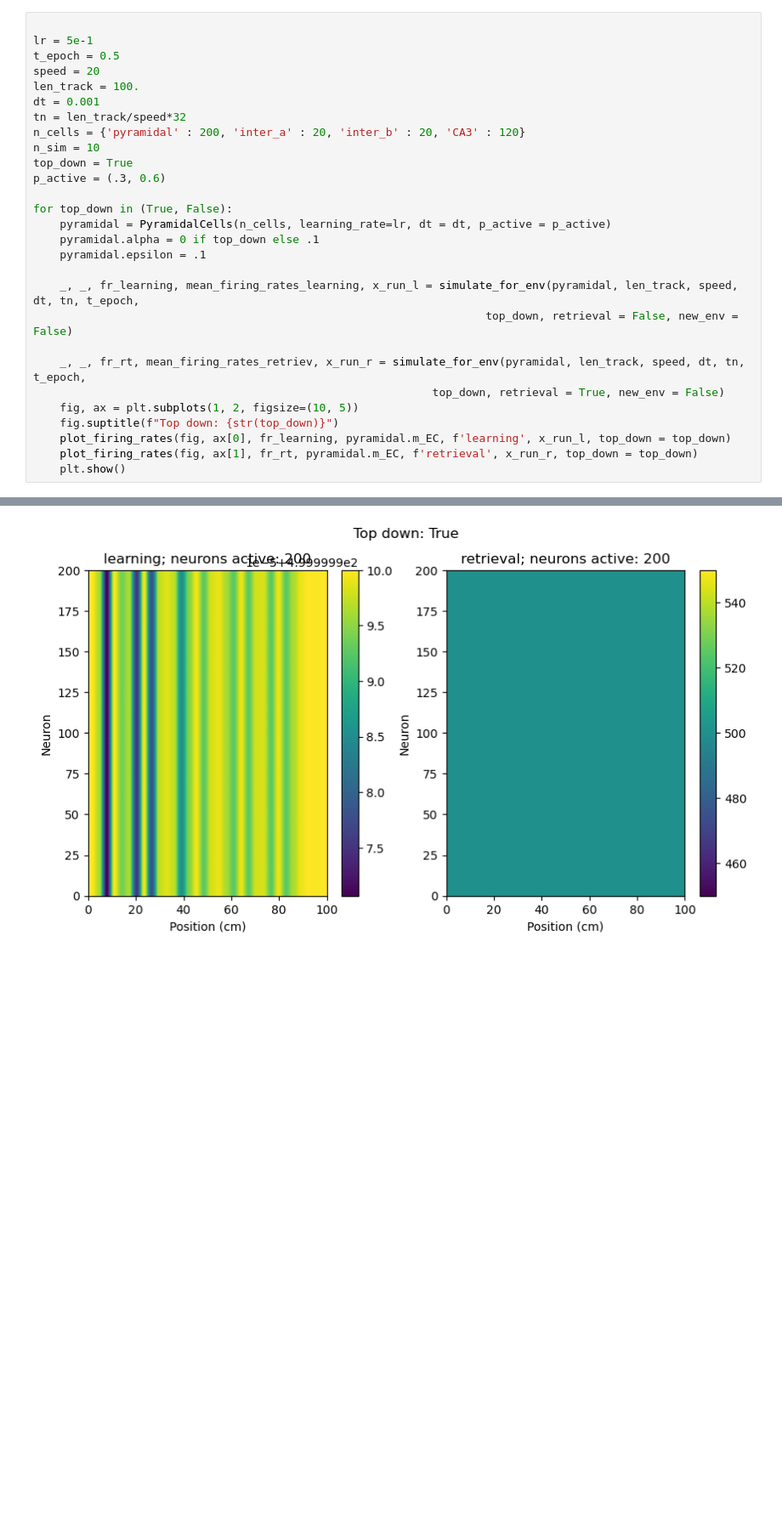
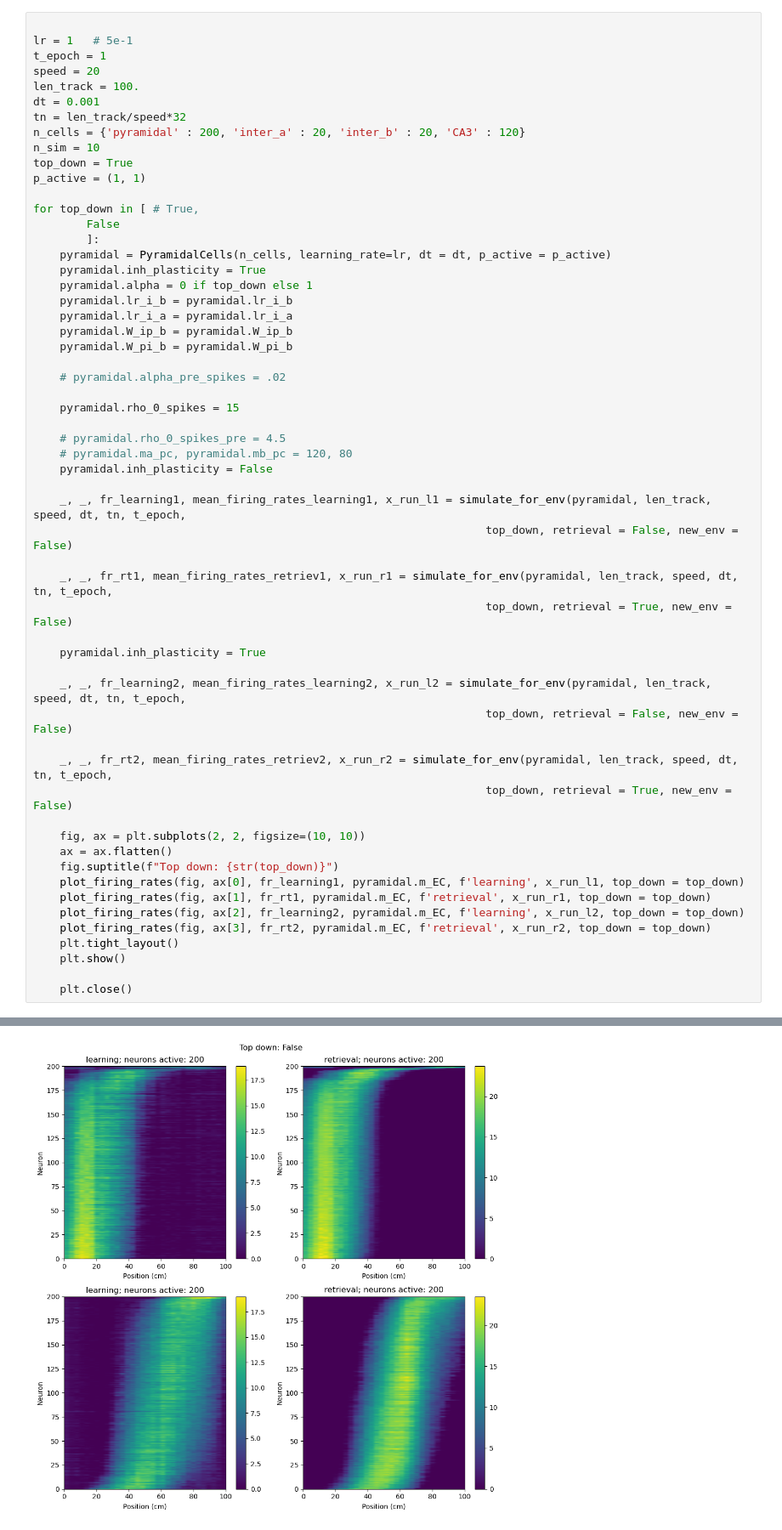
Before and after one commit to febilibix/bursts_CA1, a Jupyter notebook: lean_envs2.ipynb, the cells around one changed output, grey strips where cells are left out. Shown at 85% size. Cells and saved outputs as stored; diff of their text form; blank space fills up the shorter version.

```diff
--- a/lean_envs2.ipynb
+++ b/lean_envs2.ipynb
@@ -101,7 +129,7 @@ def simulate_for_env(pyramidal, len_track, speed, dt, tn, t_epoch, top_down, ret
 # %%
 
-lr = 5e-1
-t_epoch = 0.5
+lr = 1   # 5e-1
+t_epoch = 1
 speed = 20
 len_track = 100.
 dt = 0.001
@@ -109,21 +137,50 @@ tn = len_track/speed*32
 n_cells = {'pyramidal' : 200, 'inter_a' : 20, 'inter_b' : 20, 'CA3' : 120}
 n_sim = 10
 top_down = True
-p_active = (.3, 0.6)
+p_active = (1, 1)
 
-for top_down in (True, False):
+for top_down in [ # True,
+        False
+        ]:
     pyramidal = PyramidalCells(n_cells, learning_rate=lr, dt = dt, p_active = p_active)
-    pyramidal.alpha = 0 if top_down else .1
-    pyramidal.epsilon = .1
+    pyramidal.inh_plasticity = True
+    pyramidal.alpha = 0 if top_down else 1
+    pyramidal.lr_i_b = pyramidal.lr_i_b
+    pyramidal.lr_i_a = pyramidal.lr_i_a
+    pyramidal.W_ip_b = pyramidal.W_ip_b
+    pyramidal.W_pi_b = pyramidal.W_pi_b
 
-    _, _, fr_learning, mean_firing_rates_learning, x_run_l = simulate_for_env(pyramidal, len_track, speed, dt, tn, t_epoch,
+    # pyramidal.alpha_pre_spikes = .02
+
+    pyramidal.rho_0_spikes = 15
+
+    # pyramidal.rho_0_spikes_pre = 4.5
+    # pyramidal.ma_pc, pyramidal.mb_pc = 120, 80
+    pyramidal.inh_plasticity = False
+
+    _, _, fr_learning1, mean_firing_rates_learning1, x_run_l1 = simulate_for_env(pyramidal, len_track, speed, dt, tn, t_epoch,
                                                                     top_down, retrieval = False, new_env = False)
 
-    _, _, fr_rt, mean_firing_rates_retriev, x_run_r = simulate_for_env(pyramidal, len_track, speed, dt, tn, t_epoch,
-                                                            top_down, retrieval = True, new_env = False)
-    fig, ax = plt.subplots(1, 2, figsize=(10, 5))
+    _, _, fr_rt1, mean_firing_rates_retriev1, x_run_r1 = simulate_for_env(pyramidal, len_track, speed, dt, tn, t_epoch,
+                                                                    top_down, retrieval = True, new_env = False)
+
+    pyramidal.inh_plasticity = True
+
+    _, _, fr_learning2, mean_firing_rates_learning2, x_run_l2 = simulate_for_env(pyramidal, len_track, speed, dt, tn, t_epoch,
+                                                                    top_down, retrieval = False, new_env = False)
+
+    _, _, fr_rt2, mean_firing_rates_retriev2, x_run_r2 = simulate_for_env(pyramidal, len_track, speed, dt, tn, t_epoch,
+                                                                    top_down, retrieval = True, new_env = False)
+
+    fig, ax = plt.subplots(2, 2, figsize=(10, 10))
+    ax = ax.flatten()
     fig.suptitle(f"Top down: {str(top_down)}")
-    plot_firing_rates(fig, ax[0], fr_learning, pyramidal.m_EC, f'learning', x_run_l, top_down = top_down)
-    plot_firing_rates(fig, ax[1], fr_rt, pyramidal.m_EC, f'retrieval', x_run_r, top_down = top_down)
+    plot_firing_rates(fig, ax[0], fr_learning1, pyramidal.m_EC, f'learning', x_run_l1, top_down = top_down)
+    plot_firing_rates(fig, ax[1], fr_rt1, pyramidal.m_EC, f'retrieval', x_run_r1, top_down = top_down)
+    plot_firing_rates(fig, ax[2], fr_learning2, pyramidal.m_EC, f'learning', x_run_l2, top_down = top_down)
+    plot_firing_rates(fig, ax[3], fr_rt2, pyramidal.m_EC, f'retrieval', x_run_r2, top_down = top_down)
+    plt.tight_layout()
     plt.show()
+
+    plt.close()
 # %% [output]
@@ -147 +204 @@ Plasticity step: 321
-[figure, old version]
+[figure, new version]
```
Also changed, not shown: parts of 13 cells of this notebook, 40 other files.
